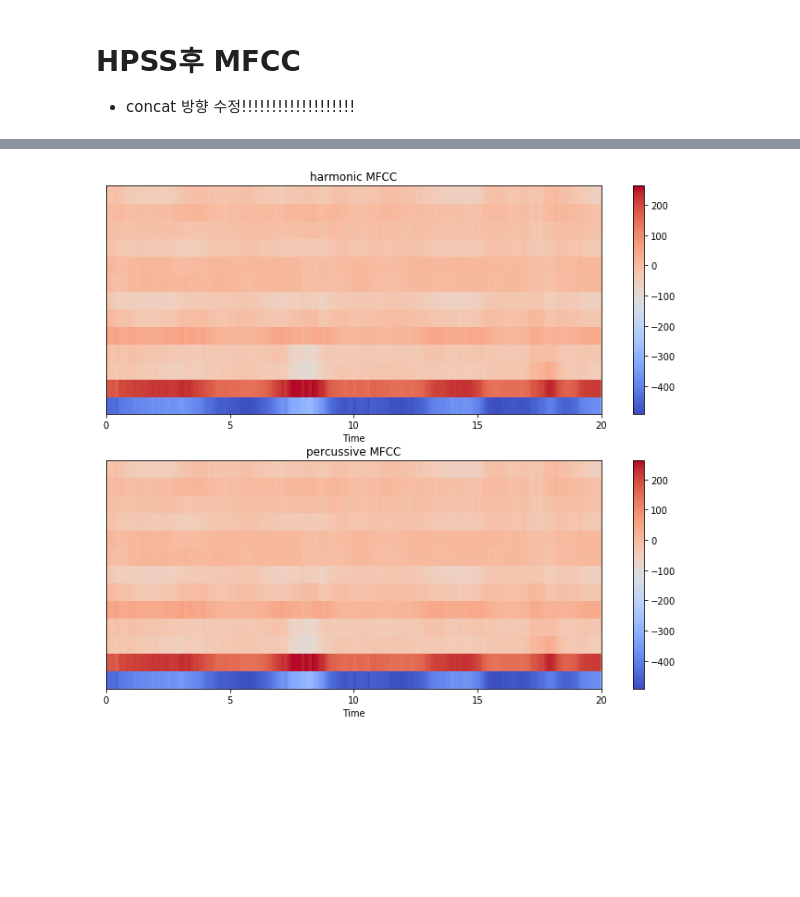
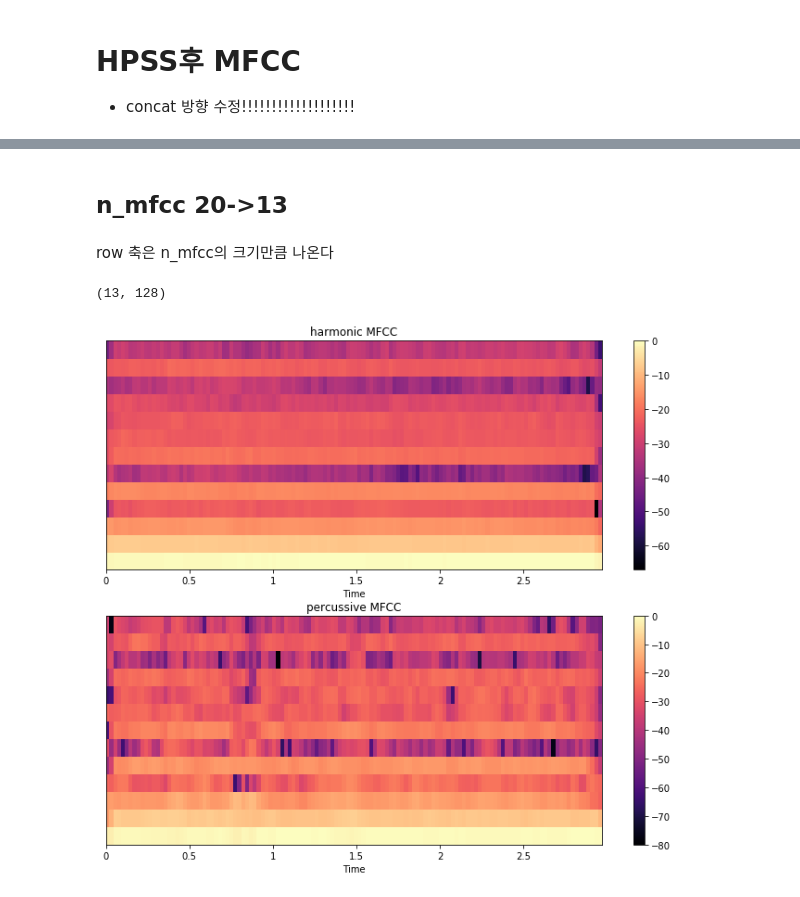
Before and after one commit to dizwe/snorrr, a Jupyter notebook: preprocessing/preprocessing_test_hpss_mfcc.ipynb, the cells around one changed output, grey strips where cells are left out. Saved outputs shown, nothing was run; the diff lists cells and outputs as text; code cells hidden in the pictures; blank space fills up the shorter version.

```diff
--- a/preprocessing/preprocessing_test_hpss_mfcc.ipynb
+++ b/preprocessing/preprocessing_test_hpss_mfcc.ipynb
@@ -49,3 +70,30 @@ plt.show()
+# %% [markdown]
+## n_mfcc 20->13
+# %%
+y_harmonic, y_percussive = librosa.effects.hpss(y, margin=1.5)
+
+h_mfcc = librosa.feature.mfcc(y_harmonic, sr, n_mfcc=13) #13개 coefficient 사용
+p_mfcc = librosa.feature.mfcc(y_percussive, sr, n_mfcc=13)
+# %% [markdown]
+row 축은 n_mfcc의 크기만큼 나온다
+# %%
+h_mfcc.shape
+# %% [output]
+(13, 128)
+# %%
+plt.figure(figsize=(12, 10))
+plt.subplot(2, 1, 1)
+librosa.display.specshow(librosa.amplitude_to_db(np.abs(h_mfcc), ref=np.max), x_axis='time')
+plt.title('harmonic MFCC')
+plt.colorbar()
+
+plt.subplot(2,1,2)
+librosa.display.specshow(librosa.amplitude_to_db(np.abs(p_mfcc), ref=np.max), x_axis='time')
+plt.title('percussive MFCC')
+plt.colorbar()
+plt.show()
+# %% [output]
+[figure, added]
 # %%
 import librosa
 import numpy
@@ -67,14 +113,0 @@ ret = get_mfcc(os.path.join('.', 'data', 'label', 'u822565.mp3'))
-# %%
-plt.figure(figsize=(12, 10))
-plt.subplot(2, 1, 1)
-librosa.display.specshow(ret[0], x_axis='time')
-plt.title('harmonic MFCC')
-plt.colorbar()
-
-plt.subplot(2,1,2)
-librosa.display.specshow(ret[0], x_axis='time')
-plt.title('percussive MFCC')
-plt.colorbar()
-plt.show()
-# %% [output]
-[figure, removed]
```
Also changed, not shown: parts of 21 cells of this notebook, 1 other file.
